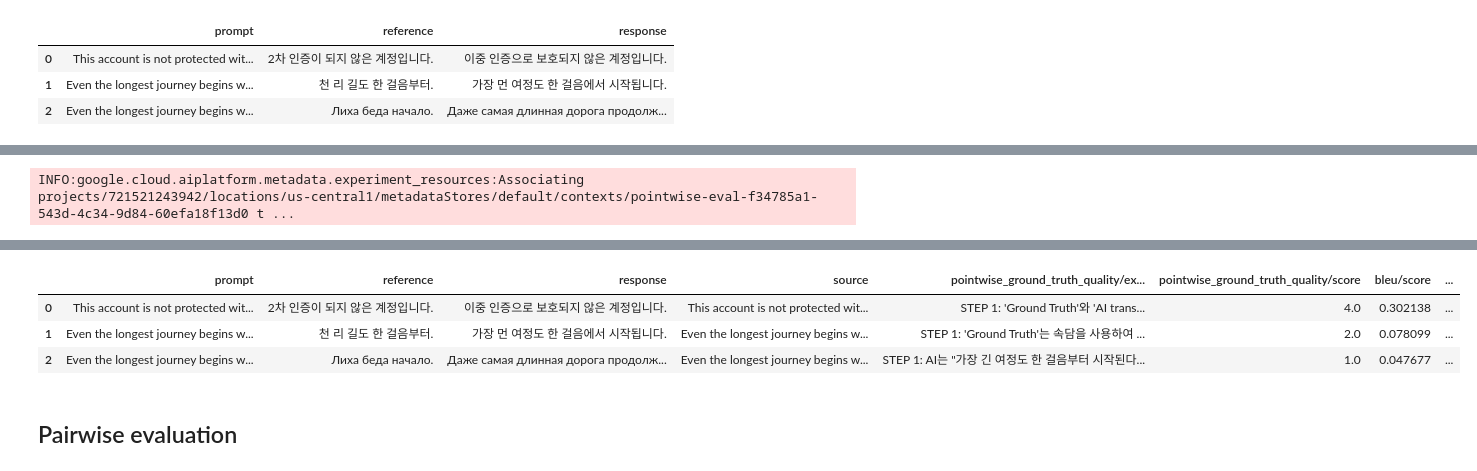
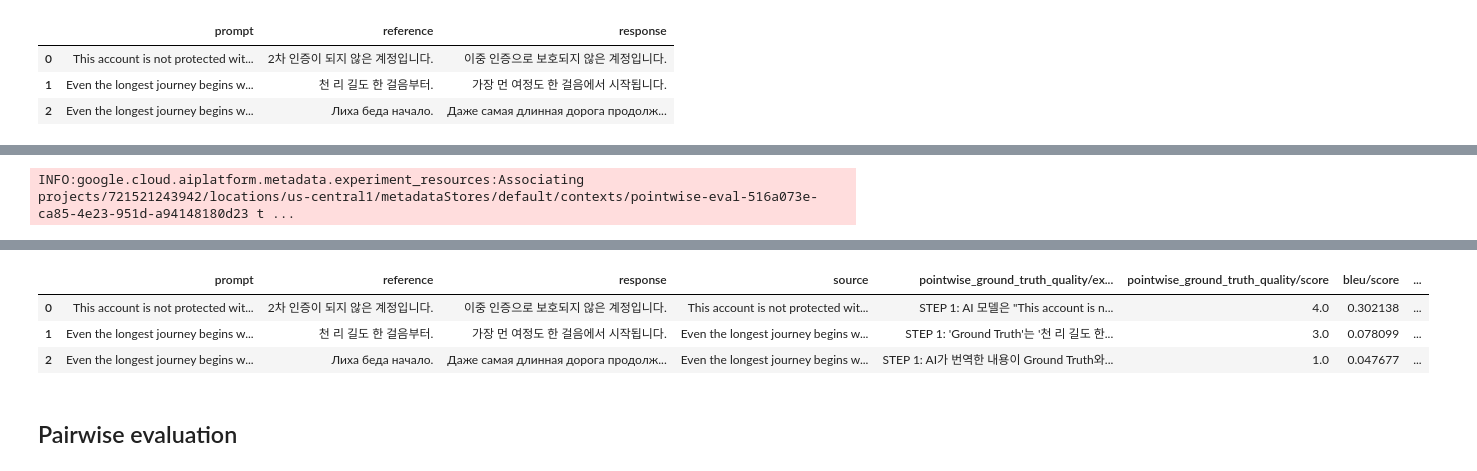
Before and after one commit to shins777/genai_workshop, a Jupyter notebook: 07.translation/evaluation/eval_with_reference.ipynb, the cells around one changed output, grey strips where cells are left out. Drawn from its saved outputs; the diff is of its cells as text; code cells hidden in the pictures.

```diff
--- a/07.translation/evaluation/eval_with_reference.ipynb
+++ b/07.translation/evaluation/eval_with_reference.ipynb
@@ -129,7 +128,7 @@ pointwise_ground_truth_text_quality = PointwiseMetric(
 pointwise_df['source'] = pointwise_df['prompt']
 
 eval_task = EvalTask(dataset=pointwise_df,
-                    metrics=[pointwise_ground_truth_text_quality, "bleu", "rouge", pointwise_metric.MetricX(), pointwise_metric.Comet()],
+                    metrics=[pointwise_ground_truth_text_quality, "bleu",  pointwise_metric.MetricX(), pointwise_metric.Comet()],
                     experiment="pointwise-eval")
 result_pointwise = eval_task.evaluate()
 
@@ -138,5 +137,5 @@ result_pointwise = eval_task.evaluate()
 result_pointwise.metrics_table
 # %% [output]
 [interactive output not drawn]
-INFO:google.cloud.aiplatform.metadata.experiment_resources:Associating projects/721521243942/locations/us-central1/metadataStores/default/contexts/pointwise-eval-f34785a1-543d-4c34-9d84-60efa18f13d0 t ...
+INFO:google.cloud.aiplatform.metadata.experiment_resources:Associating projects/721521243942/locations/us-central1/metadataStores/default/contexts/pointwise-eval-516a073e-ca85-4e23-951d-a94148180d23 t ...
 [interactive output not drawn]
@@ -148,7 +145,7 @@ INFO:vertexai.evaluation._evaluation:Evaluation Took:68.22712948900153 seconds
 |  | prompt | reference | response | source | pointwise_ground_truth_quality/ex... | pointwise_ground_truth_quality/score | bleu/score | ... |
-| 0 | This account is not protected wit... | 2차 인증이 되지 않은 계정입니다. | 이중 인증으로 보호되지 않은 계정입니다. | This account is not protected wit... | STEP 1: 'Ground Truth'와 'AI trans... | 4.0 | 0.302138 | ... |
-| 1 | Even the longest journey begins w... | 천 리 길도 한 걸음부터. | 가장 먼 여정도 한 걸음에서 시작됩니다. | Even the longest journey begins w... | STEP 1: 'Ground Truth'는 속담을 사용하여 ... | 2.0 | 0.078099 | ... |
-| 2 | Even the longest journey begins w... | Лиха беда начало. | Даже самая длинная дорога продолж... | Even the longest journey begins w... | STEP 1: AI는 "가장 긴 여정도 한 걸음부터 시작된다... | 1.0 | 0.047677 | ... |
+| 0 | This account is not protected wit... | 2차 인증이 되지 않은 계정입니다. | 이중 인증으로 보호되지 않은 계정입니다. | This account is not protected wit... | STEP 1: AI 모델은 "This account is n... | 4.0 | 0.302138 | ... |
+| 1 | Even the longest journey begins w... | 천 리 길도 한 걸음부터. | 가장 먼 여정도 한 걸음에서 시작됩니다. | Even the longest journey begins w... | STEP 1: 'Ground Truth'는 '천 리 길도 한... | 3.0 | 0.078099 | ... |
+| 2 | Even the longest journey begins w... | Лиха беда начало. | Даже самая длинная дорога продолж... | Even the longest journey begins w... | STEP 1: AI가 번역한 내용이 Ground Truth와... | 1.0 | 0.047677 | ... |
 # %% [markdown]
 ## Pairwise evaluation
 # %%
```
Also changed, not shown: parts of 4 cells of this notebook, 2 other files.
